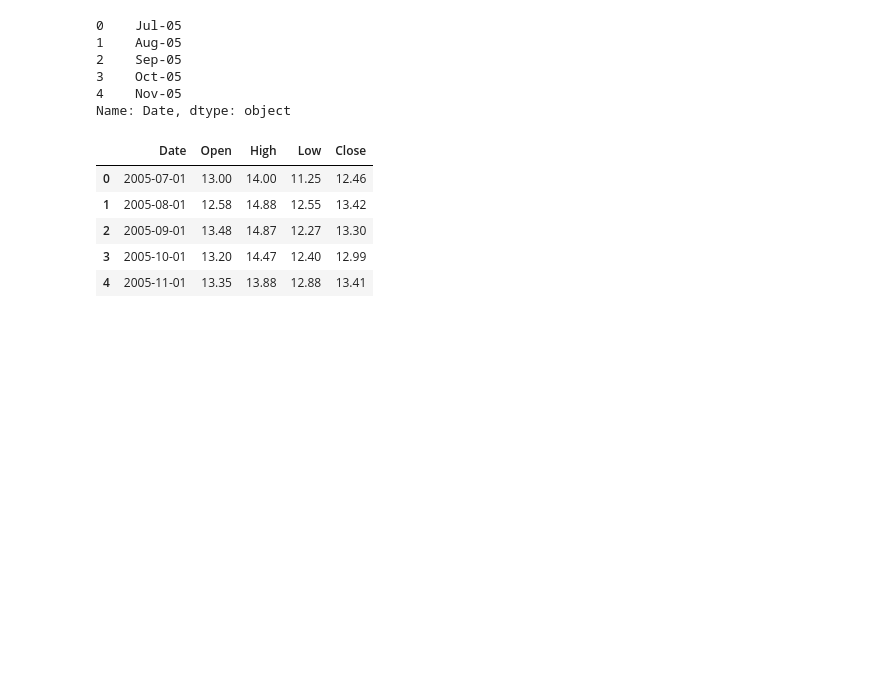
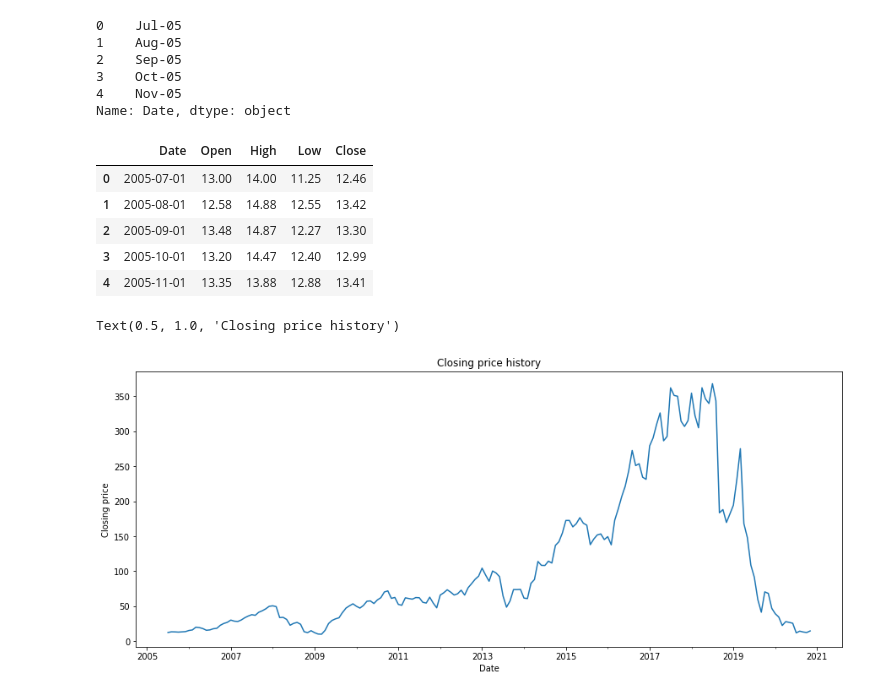
Before and after one commit to ankitkrtiwari7/ankitkrtiwari7, a Jupyter notebook: yesbank_analysis.ipynb, the cells around one changed output. Cells and saved outputs as stored; diff of their text form; code cells hidden in the pictures; blank space fills up the shorter version.

```diff
--- a/yesbank_analysis.ipynb
+++ b/yesbank_analysis.ipynb
@@ -126,3 +126,12 @@ df.head()
 # %%
 #Setting the column Date as the index
 df.set_index('Date',inplace=True)
+# %%
+# plotting closing price history
+ax = df['Close'].plot(figsize=(15,6))
+ax.autoscale()
+plt.ylabel('Closing price')
+plt.title('Closing price history')
+# %% [output]
+Text(0.5, 1.0, 'Closing price history')
+[figure, added]
```
Also changed, not shown: parts of 32 cells of this notebook.
